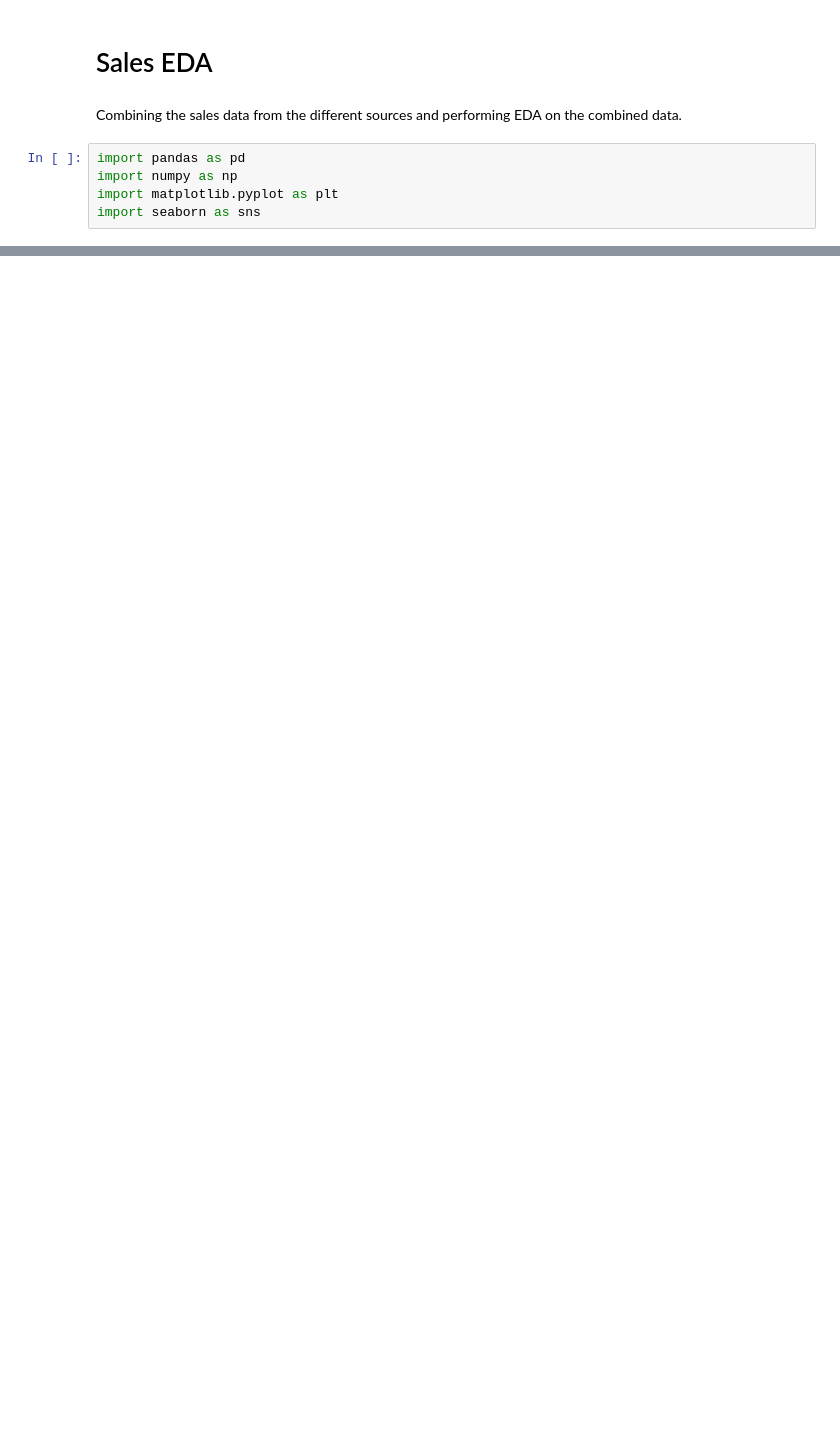
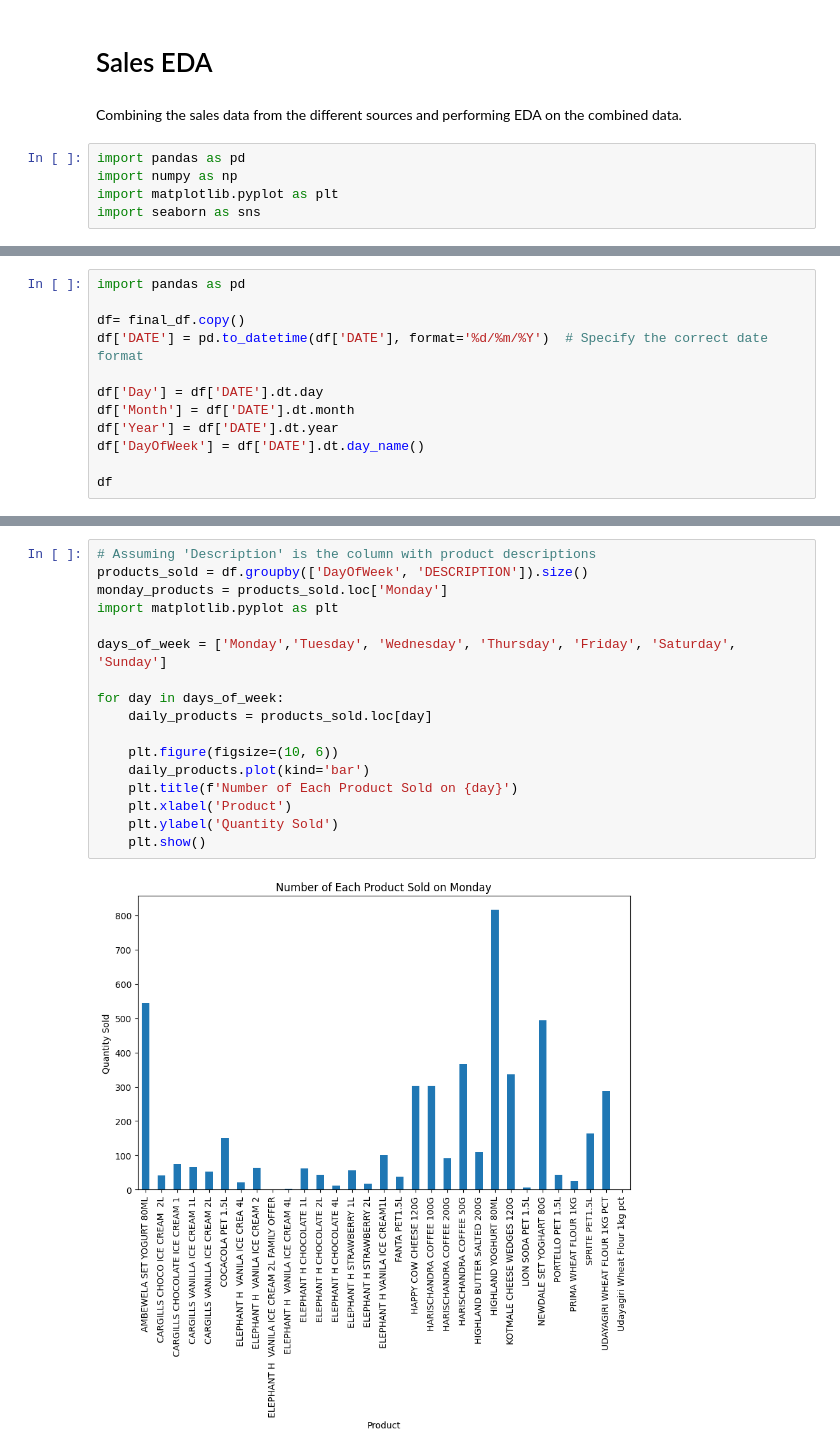
Before and after one commit to hammaadrizwan/marketwiz, a Jupyter notebook: SalesEDA.ipynb, the cells around one changed output, grey strips where cells are left out. Saved outputs shown, nothing was run; the diff lists cells and outputs as text; blank space fills up the shorter version.

```diff
--- a/SalesEDA.ipynb
+++ b/SalesEDA.ipynb
@@ -75,0 +93,12 @@ final_df
+# %%
+import pandas as pd
+
+df= final_df.copy()
+df['DATE'] = pd.to_datetime(df['DATE'], format='%d/%m/%Y')  # Specify the correct date format
+
+df['Day'] = df['DATE'].dt.day
+df['Month'] = df['DATE'].dt.month
+df['Year'] = df['DATE'].dt.year
+df['DayOfWeek'] = df['DATE'].dt.day_name()
+
+df
@@ -75,0 +119,19 @@ final_df
+# %%
+# Assuming 'Description' is the column with product descriptions
+products_sold = df.groupby(['DayOfWeek', 'DESCRIPTION']).size()
+monday_products = products_sold.loc['Monday']
+import matplotlib.pyplot as plt
+
+days_of_week = ['Monday','Tuesday', 'Wednesday', 'Thursday', 'Friday', 'Saturday', 'Sunday']
+
+for day in days_of_week:
+    daily_products = products_sold.loc[day]
+
+    plt.figure(figsize=(10, 6))
+    daily_products.plot(kind='bar')
+    plt.title(f'Number of Each Product Sold on {day}')
+    plt.xlabel('Product')
+    plt.ylabel('Quantity Sold')
+    plt.show()
+# %% [output]
+[figure, added]
```
Also changed, not shown: parts of 15 cells of this notebook.
